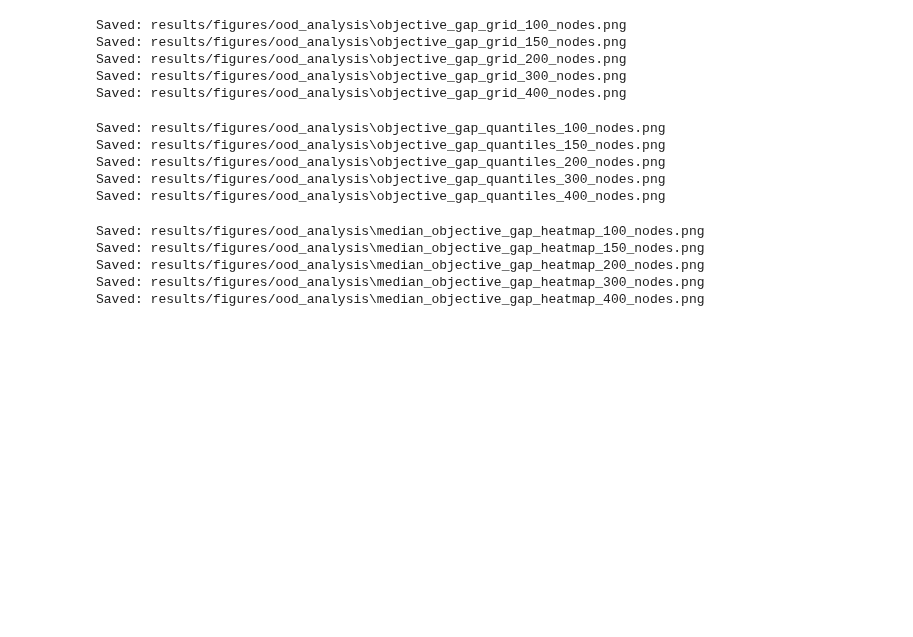
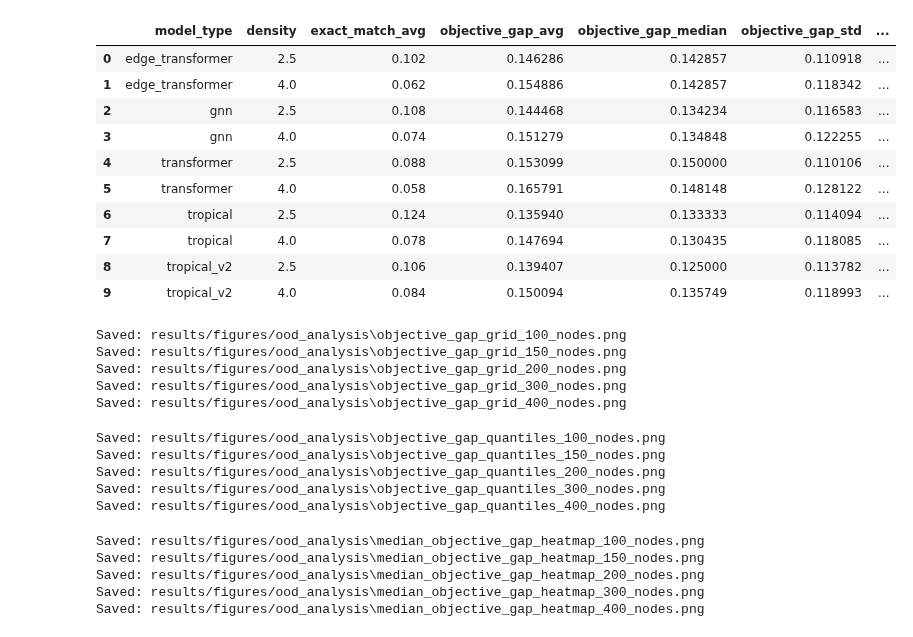
Before and after one commit to EmmaDAllen/ED-Allen-NPS-Thesis, a Jupyter notebook: results/Plotted Results.ipynb, the cells around one changed output. Drawn from its saved outputs; the diff is of its cells as text; code cells hidden in the pictures; blank space fills up the shorter version.

```diff
--- a/results/Plotted Results.ipynb
+++ b/results/Plotted Results.ipynb
@@ -307,3 +329,31 @@ df_summary
+# %%
+summary = (
+    df_all_eval.groupby(["model_type", "density"])
+      .agg(
+          exact_match_avg=("exact_match", "mean"),
+          objective_gap_avg=("objective_gap", "mean"),
+          objective_gap_median=("objective_gap", "median"),
+          objective_gap_std=("objective_gap", "std"),
+          hamming_distance_avg=("hamming_distance", "mean"),
+          inference_time_avg=("inference_time", "mean"),
+          mip_solve_time_avg=("mip_solve_time", "mean"),
+      )
+      .reset_index()
+)
+
+summary
+# %% [output]
+|  | model_type | density | exact_match_avg | objective_gap_avg | objective_gap_median | objective_gap_std | ... |
+| 0 | edge_transformer | 2.5 | 0.102 | 0.146286 | 0.142857 | 0.110918 | ... |
+| 1 | edge_transformer | 4.0 | 0.062 | 0.154886 | 0.142857 | 0.118342 | ... |
+| 2 | gnn | 2.5 | 0.108 | 0.144468 | 0.134234 | 0.116583 | ... |
+| 3 | gnn | 4.0 | 0.074 | 0.151279 | 0.134848 | 0.122255 | ... |
+| 4 | transformer | 2.5 | 0.088 | 0.153099 | 0.150000 | 0.110106 | ... |
+| 5 | transformer | 4.0 | 0.058 | 0.165791 | 0.148148 | 0.128122 | ... |
+| 6 | tropical | 2.5 | 0.124 | 0.135940 | 0.133333 | 0.114094 | ... |
+| 7 | tropical | 4.0 | 0.078 | 0.147694 | 0.130435 | 0.118085 | ... |
+| 8 | tropical_v2 | 2.5 | 0.106 | 0.139407 | 0.125000 | 0.113782 | ... |
+| 9 | tropical_v2 | 4.0 | 0.084 | 0.150094 | 0.135749 | 0.118993 | ... |
 # %%
 df_all_eval
 # %%
```
Also changed, not shown: parts of 19 cells of this notebook, 1 other file.
